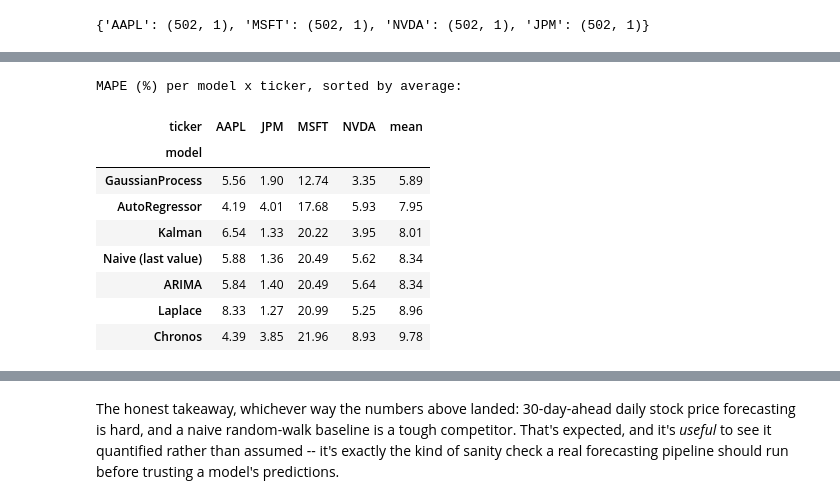
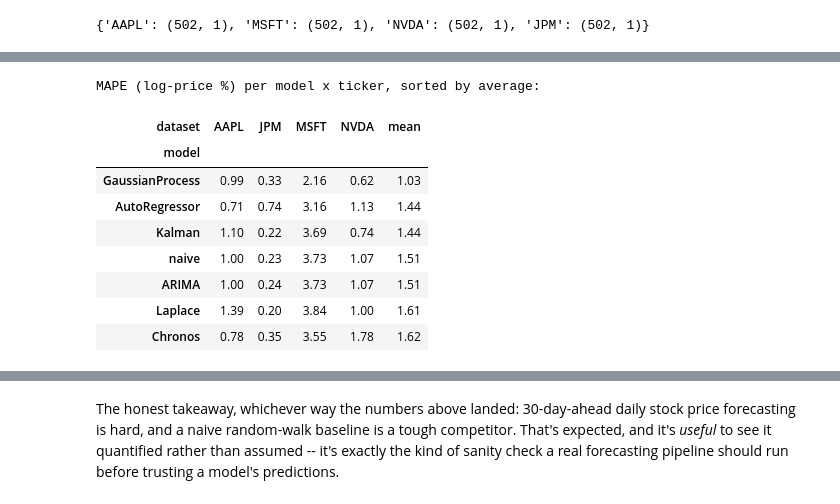
Before and after one commit to ContextLab/hypertools, a Jupyter notebook: docs/tutorials/stock_forecasting.ipynb, the cells around one changed output, grey strips where cells are left out. Saved outputs shown, nothing was run; the diff lists cells and outputs as text; code cells hidden in the pictures.

```diff
--- a/docs/tutorials/stock_forecasting.ipynb
+++ b/docs/tutorials/stock_forecasting.ipynb
@@ -59,7 +66,6 @@ import time
 
 import numpy as np
 import pandas as pd
-import yfinance as yf
 import matplotlib.pyplot as plt
 
 import hypertools as hyp
@@ -70,23 +76,29 @@ CACHE = {'close': 'stock_closes_cached.csv',
 
 
 def fetch_prices(tickers, attempts=3):
-    """Daily closes/volumes via yfinance, retrying transient failures;
-    falls back to the CSV snapshot shipped next to this notebook (real
-    data saved by a previous successful run)."""
+    """Daily closes/volumes via hyp.load('yahoo:<TICKER>', ...), retrying
+    transient failures; falls back to the CSV snapshot shipped next to
+    this notebook (real data saved by a previous successful run)."""
+    end = pd.Timestamp.now().normalize()
+    start = end - pd.Timedelta(days=365 * 2)
     for attempt in range(attempts):
         try:
-            raw = yf.download(tickers, period='2y', interval='1d',
-                              progress=False, auto_adjust=True)
-            closes, volumes = raw['Close'][tickers], raw['Volume'][tickers]
+            close_cols, volume_cols = {}, {}
+            for tk in tickers:
+                bars = hyp.load(f'yahoo:{tk}', start=start, end=end)
+                close_cols[tk] = bars['close']
+                volume_cols[tk] = bars['volume']
+            closes = pd.DataFrame(close_cols)
+            volumes = pd.DataFrame(volume_cols)
             if closes.dropna(how='all').empty:
-                raise ValueError('yfinance returned an empty frame')
+                raise ValueError('hyp.load returned an empty frame')
             closes.to_csv(CACHE['close'])    # refresh the on-disk snapshot
             volumes.to_csv(CACHE['volume'])  # for offline runs
-            print(f'data source: yfinance (live, {closes.index[0].date()} '
-                  f'to {closes.index[-1].date()})')
+            print(f"data source: hyp.load('yahoo:...') (live, "
+                  f'{closes.index[0].date()} to {closes.index[-1].date()})')
             return closes, volumes
         except Exception as e:
-            print(f'yfinance attempt {attempt + 1}/{attempts} failed: '
+            print(f'yahoo load attempt {attempt + 1}/{attempts} failed: '
                   f'{type(e).__name__}: {e}')
             time.sleep(2)
     closes = pd.read_csv(CACHE['close'], index_col=0, parse_dates=True)
@@ -214,18 +222,18 @@ results
 # %%
-mape_table = results.pivot(index='model', columns='ticker', values='MAPE')
-mape_table['mean'] = mape_table.mean(axis=1)
-mape_table = mape_table.sort_values('mean')
-print('MAPE (%) per model x ticker, sorted by average:')
-mape_table.round(2)
+mape_by_ticker = scores['MAPE'].droplevel('column').unstack('dataset')
+mape_by_ticker['mean'] = mape_by_ticker.mean(axis=1)
+mape_by_ticker = mape_by_ticker.sort_values('mean')
+print('MAPE (log-price %) per model x ticker, sorted by average:')
+mape_by_ticker.round(2)
 # %% [output]
-MAPE (%) per model x ticker, sorted by average:
+MAPE (log-price %) per model x ticker, sorted by average:
-| ticker | AAPL | JPM | MSFT | NVDA | mean |
+| dataset | AAPL | JPM | MSFT | NVDA | mean |
 | model |  |  |  |  |  |
-| GaussianProcess | 5.56 | 1.90 | 12.74 | 3.35 | 5.89 |
-| AutoRegressor | 4.19 | 4.01 | 17.68 | 5.93 | 7.95 |
-| Kalman | 6.54 | 1.33 | 20.22 | 3.95 | 8.01 |
-| Naive (last value) | 5.88 | 1.36 | 20.49 | 5.62 | 8.34 |
-| ARIMA | 5.84 | 1.40 | 20.49 | 5.64 | 8.34 |
-| Laplace | 8.33 | 1.27 | 20.99 | 5.25 | 8.96 |
-| Chronos | 4.39 | 3.85 | 21.96 | 8.93 | 9.78 |
+| GaussianProcess | 0.99 | 0.33 | 2.16 | 0.62 | 1.03 |
+| AutoRegressor | 0.71 | 0.74 | 3.16 | 1.13 | 1.44 |
+| Kalman | 1.10 | 0.22 | 3.69 | 0.74 | 1.44 |
+| naive | 1.00 | 0.23 | 3.73 | 1.07 | 1.51 |
+| ARIMA | 1.00 | 0.24 | 3.73 | 1.07 | 1.51 |
+| Laplace | 1.39 | 0.20 | 3.84 | 1.00 | 1.61 |
+| Chronos | 0.78 | 0.35 | 3.55 | 1.78 | 1.62 |
 # %%
```
Also changed, not shown: parts of 10 cells of this notebook, 2 other files.
